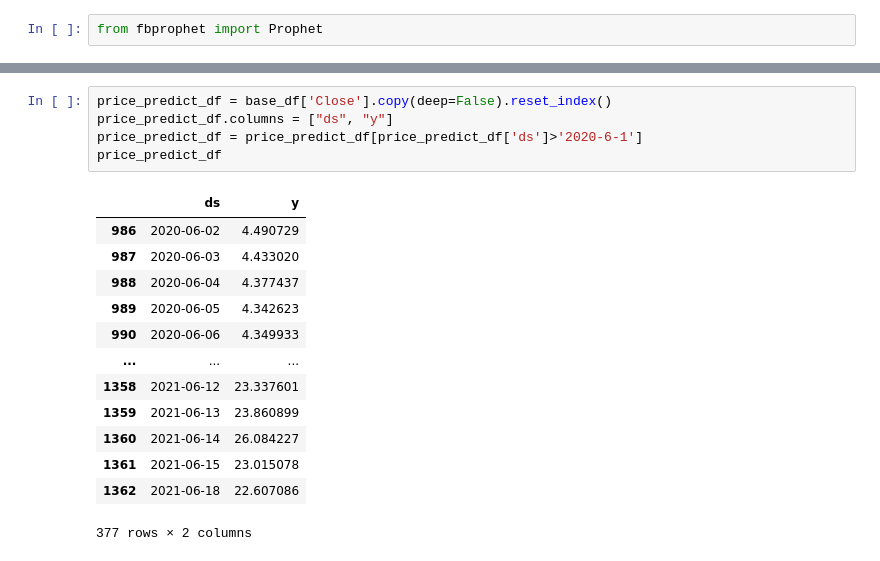
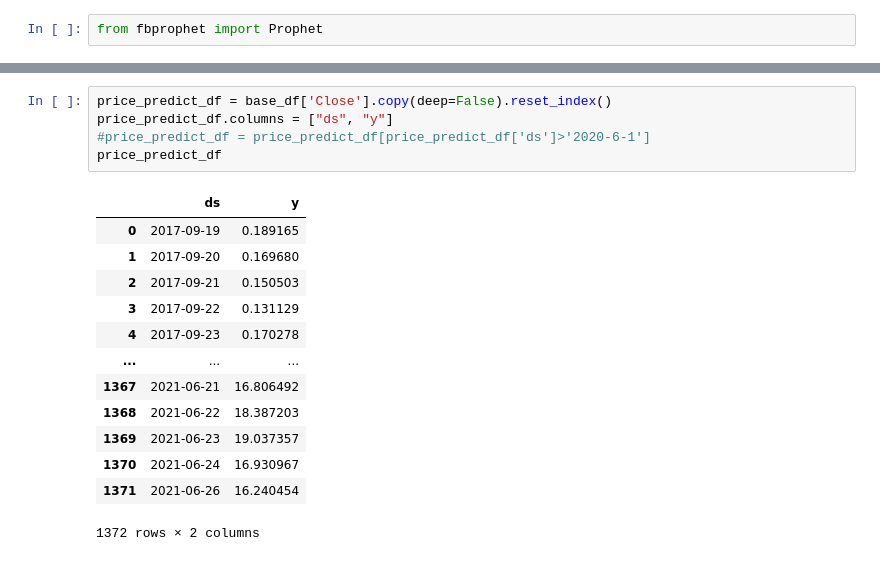
Before and after one commit to ArtTucker/crypto_prices_ML, a Jupyter notebook: preprocessing/by_coin/chainlink_notebook_from_Yahoo.ipynb, the cells around one changed output, grey strips where cells are left out. Drawn from its saved outputs; the diff is of its cells as text.

```diff
--- a/preprocessing/by_coin/chainlink_notebook_from_Yahoo.ipynb
+++ b/preprocessing/by_coin/chainlink_notebook_from_Yahoo.ipynb
@@ -130,20 +130,20 @@ base_df
 # %%
 price_predict_df = base_df['Close'].copy(deep=False).reset_index()
 price_predict_df.columns = ["ds", "y"]
-price_predict_df = price_predict_df[price_predict_df['ds']>'2020-6-1']
+#price_predict_df = price_predict_df[price_predict_df['ds']>'2020-6-1']
 price_predict_df
 # %% [output]
 |  | ds | y |
-| 986 | 2020-06-02 | 4.490729 |
-| 987 | 2020-06-03 | 4.433020 |
-| 988 | 2020-06-04 | 4.377437 |
-| 989 | 2020-06-05 | 4.342623 |
-| 990 | 2020-06-06 | 4.349933 |
+| 0 | 2017-09-19 | 0.189165 |
+| 1 | 2017-09-20 | 0.169680 |
+| 2 | 2017-09-21 | 0.150503 |
+| 3 | 2017-09-22 | 0.131129 |
+| 4 | 2017-09-23 | 0.170278 |
 | ... | ... | ... |
-| 1358 | 2021-06-12 | 23.337601 |
-| 1359 | 2021-06-13 | 23.860899 |
-| 1360 | 2021-06-14 | 26.084227 |
-| 1361 | 2021-06-15 | 23.015078 |
-| 1362 | 2021-06-18 | 22.607086 |
+| 1367 | 2021-06-21 | 16.806492 |
+| 1368 | 2021-06-22 | 18.387203 |
+| 1369 | 2021-06-23 | 19.037357 |
+| 1370 | 2021-06-24 | 16.930967 |
+| 1371 | 2021-06-26 | 16.240454 |
-377 rows × 2 columns
+1372 rows × 2 columns
 # %%
```
Also changed, not shown: parts of 9 cells of this notebook.
